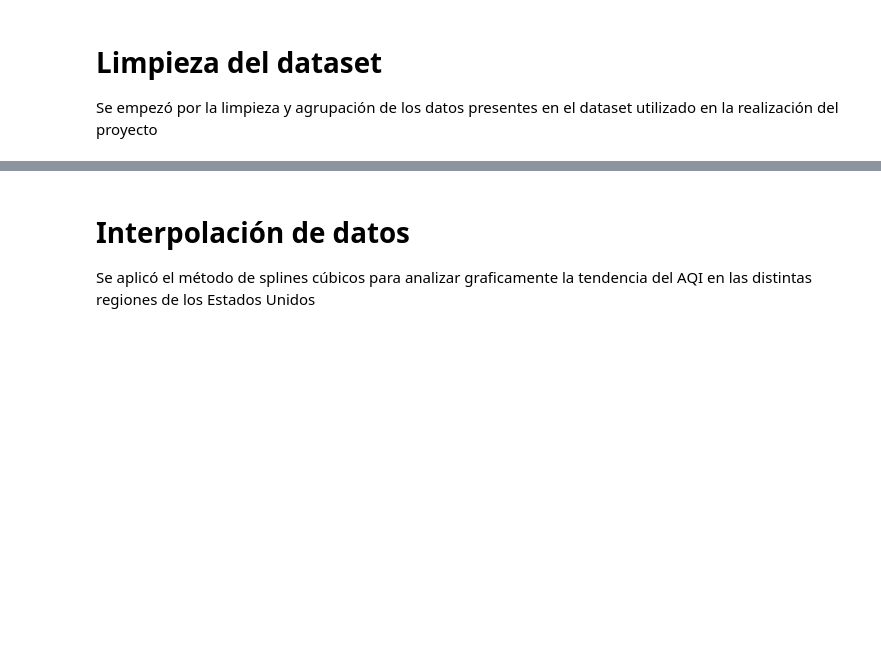
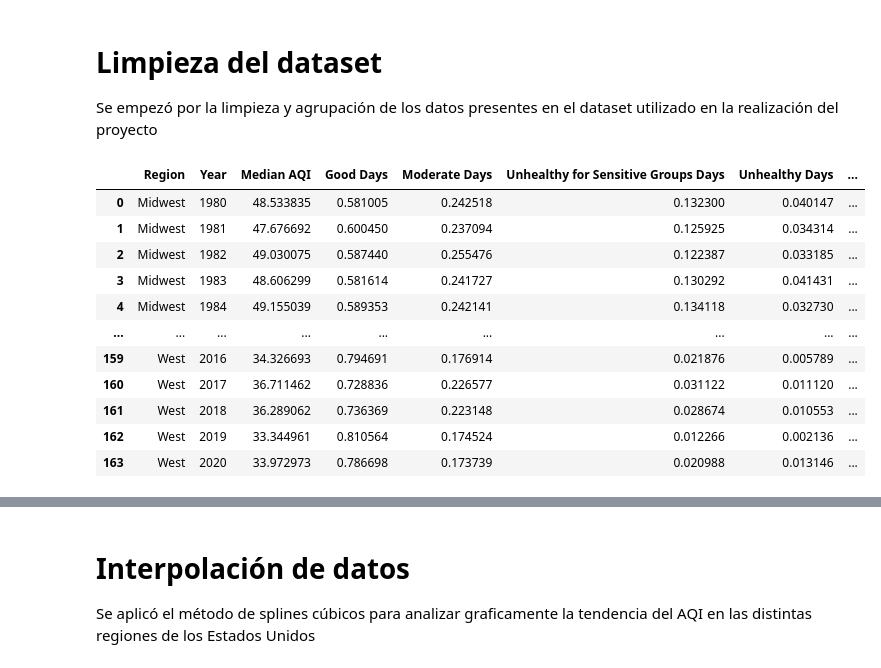
Before and after one commit to DRKca089/Grupo2_SaludPublica, a Jupyter notebook: codigo/Proyecto.ipynb, the cells around one changed output, grey strips where cells are left out. Saved outputs shown, nothing was run; the diff lists cells and outputs as text; code cells hidden in the pictures; blank space fills up the shorter version.

```diff
--- a/codigo/Proyecto.ipynb
+++ b/codigo/Proyecto.ipynb
@@ -41,7 +41,6 @@ import matplotlib.pyplot as plt
 
 Se empezó por la limpieza y agrupación de los datos presentes en el dataset utilizado en la realización del proyecto
 # %%
-# Diccionario de las regiones del Censo con sus estados.
 regiones = {'Northeast': ['Connecticut', 'Maine', 'Massachusetts', 'New Hampshire', 'Rhode Island', 'Vermont',
                           'New Jersey', 'New York', 'Pennsylvania'],
             'Midwest': ['Illinois', 'Indiana', 'Michigan', 'Ohio', 'Wisconsin', 'Iowa', 'Kansas', 'Minnesota',
@@ -53,7 +52,7 @@ regiones = {'Northeast': ['Connecticut', 'Maine', 'Massachusetts', 'New Hampshir
                     'California', 'Hawaii', 'Oregon', 'Washington']
 }
 
-def asignar_region(estado):
+def asignar_region(estado: str):
     """
     Asigna una región geografica del Censo a los estados de Estados Unidos
 
@@ -61,90 +60,56 @@ def asignar_region(estado):
         estado (str): Nombre del estado a clasificar.
 
     Returns:
-        srt: Nombre de la región del censo a la que pertenece el estado o Sin Región si no pertenece a ninguna
-        de las regiones.
-
-    Example:
-        >>> asignar_region('California')
-        'West'
+        str: Nombre de la región del censo a la que pertenece el estado o Sin Región si no pertenece a ninguna de las regiones.
     """
     for region, estados in regiones.items():
         if estado in estados:
             return region
     return 'Sin Region'
 
 def limpiar_agrupar():
-    """
-    Lee el dataset original, limpia los datos y los agrupa por región del Censo y por año.
-    Se utilizan únicamente registros del periodo 1980-2020.
-    También transforma las variables de días y contaminantes a proporciones.
-
-    Returns:
-        DataFrame: Dataset limpio y agrupado por región y año.
-    """
-
     df = pd.read_csv('../dataset/aqi_yearly_1980_to_2021.csv')
 
     variables_a_utilizar = ['State', 'Year', 'Median AQI', 'Good Days', 'Moderate Days', 'Unhealthy for Sensitive Groups Days',
-                            'Unhealthy Days', 'Very Unhealthy Days', 'Hazardous Days', 'Days CO', 'Days NO2', 'Days Ozone',
-                            'Days SO2', 'Days PM2.5', 'Days PM10']
+                            'Unhealthy Days', 'Very Unhealthy Days', 'Hazardous Days', 'Days CO', 'Days NO2', 'Days Ozone', 'Days SO2',
+                            'Days PM2.5', 'Days PM10']
 
     df = df[df['Year'] <= 2020]
-
     df = df.dropna(subset=variables_a_utilizar)
-
     df['Region'] = df['State'].apply(asignar_region)
-
     df = df[df['Region'] != 'Sin Region']
 
-    dias_cols = [
-        'Good Days',
-        'Moderate Days',
-        'Unhealthy for Sensitive Groups Days',
-        'Unhealthy Days',
-        'Very Unhealthy Days',
-        'Hazardous Days'
-    ]
+    dias_columnas = ['Good Days', 'Moderate Days', 'Unhealthy for Sensitive Groups Days', 'Unhealthy Days', 'Very Unhealthy Days', 'Hazardous Days']
 
-    df['Total_Dias'] = df[dias_cols].sum(axis=1)
+    contaminantes_columnas = ['Days CO', 'Days NO2', 'Days Ozone', 'Days SO2', 'Days PM2.5', 'Days PM10']
 
-    for col in dias_cols:
-        df[col] = df[col] / df['Total_Dias']
+    df['Total Days'] = df[dias_columnas].sum(axis=1)
 
+    for col in dias_columnas:
+        df[col] = df[col] / df['Total Days']
 
-    contaminantes_cols = [
-        'Days CO',
-        'Days NO2',
-        'Days Ozone',
-        'Days SO2',
-        'Days PM2.5',
-        'Days PM10'
-    ]
+    for col in contaminantes_columnas:
+        df[col] = df[col] / df['Total Days']
 
-    df['Total_Contaminantes'] = df[contaminantes_cols].sum(axis=1)
+    columnas_numericas = ['Median AQI'] + dias_columnas + contaminantes_columnas
 
-    for col in contaminantes_cols:
-        df[col] = df[col] / df['Total_Contaminantes']
-
-    df_agrupado = df.groupby(['Region','Year'])[
-        ['Median AQI',
-         'Good Days',
-         'Moderate Days',
-         'Unhealthy for Sensitive Groups Days',
-         'Unhealthy Days',
-         'Very Unhealthy Days',
-         'Hazardous Days',
-         'Days CO',
-         'Days NO2',
-         'Days Ozone',
-         'Days SO2',
-         'Days PM2.5',
-         'Days PM10']
-    ].mean().reset_index()
+    df_agrupado = (df.groupby(['Region', 'Year'])[columnas_numericas].mean().reset_index())
 
     df_agrupado.to_csv('../dataset/dataset_limpio.csv', index=False)
 
     return df_agrupado
 
-
-df_agrupado = limpiar_agrupar()
+limpiar_agrupar()
+# %% [output]
+|  | Region | Year | Median AQI | Good Days | Moderate Days | Unhealthy for Sensitive Groups Days | Unhealthy Days | ... |
+| 0 | Midwest | 1980 | 48.533835 | 0.581005 | 0.242518 | 0.132300 | 0.040147 | ... |
+| 1 | Midwest | 1981 | 47.676692 | 0.600450 | 0.237094 | 0.125925 | 0.034314 | ... |
+| 2 | Midwest | 1982 | 49.030075 | 0.587440 | 0.255476 | 0.122387 | 0.033185 | ... |
+| 3 | Midwest | 1983 | 48.606299 | 0.581614 | 0.241727 | 0.130292 | 0.041431 | ... |
+| 4 | Midwest | 1984 | 49.155039 | 0.589353 | 0.242141 | 0.134118 | 0.032730 | ... |
+| ... | ... | ... | ... | ... | ... | ... | ... | ... |
+| 159 | West | 2016 | 34.326693 | 0.794691 | 0.176914 | 0.021876 | 0.005789 | ... |
+| 160 | West | 2017 | 36.711462 | 0.728836 | 0.226577 | 0.031122 | 0.011120 | ... |
+| 161 | West | 2018 | 36.289062 | 0.736369 | 0.223148 | 0.028674 | 0.010553 | ... |
+| 162 | West | 2019 | 33.344961 | 0.810564 | 0.174524 | 0.012266 | 0.002136 | ... |
+| 163 | West | 2020 | 33.972973 | 0.786698 | 0.173739 | 0.020988 | 0.013146 | ... |
```
Also changed, not shown: parts of 7 cells of this notebook, 21 other files.
